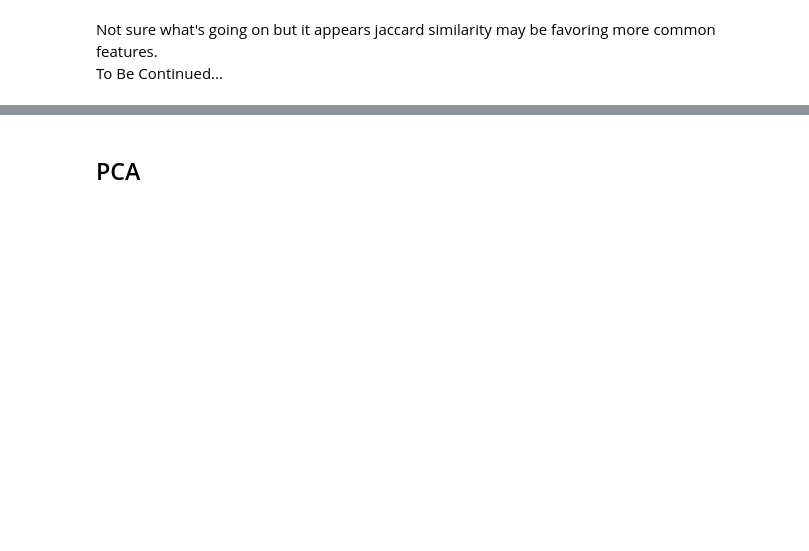
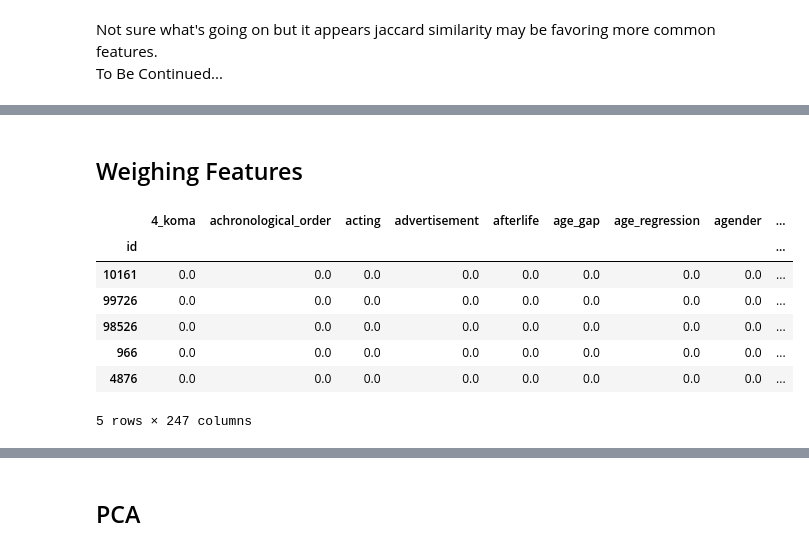
Before and after one commit to sn-ekstrand/content-based-anime-recommender, a Jupyter notebook: initial_eda.ipynb, the cells around one changed output, grey strips where cells are left out. Saved outputs shown, nothing was run; the diff lists cells and outputs as text; code cells hidden in the pictures; blank space fills up the shorter version.

```diff
--- a/initial_eda.ipynb
+++ b/initial_eda.ipynb
@@ -18,6 +18,7 @@ plt.style.use('seaborn')
 # %%
 genres_item_matrix = pd.read_csv('data/genres_item_matrix.csv', index_col='id')
 tag_item_matrix = pd.read_csv('data/tag_item_matrix.csv', index_col='id')
+tag_rank_item_matrix = pd.read_csv('data/tag_rank_item_matrix.csv', index_col='id')
 title_df = pd.read_csv('data/title_df.csv', index_col='id')
 # %%
 # We'll use this dataframe later for lookup
@@ -587,0 +554,13 @@ To Be Continued...
+# %% [markdown]
+## Weighing Features
+# %%
+tag_rank_item_matrix.head()
+# %% [output]
+|  | 4_koma | achronological_order | acting | advertisement | afterlife | age_gap | age_regression | agender | ... |
+| id |  |  |  |  |  |  |  |  | ... |
+| 10161 | 0.0 | 0.0 | 0.0 | 0.0 | 0.0 | 0.0 | 0.0 | 0.0 | ... |
+| 99726 | 0.0 | 0.0 | 0.0 | 0.0 | 0.0 | 0.0 | 0.0 | 0.0 | ... |
+| 98526 | 0.0 | 0.0 | 0.0 | 0.0 | 0.0 | 0.0 | 0.0 | 0.0 | ... |
+| 966 | 0.0 | 0.0 | 0.0 | 0.0 | 0.0 | 0.0 | 0.0 | 0.0 | ... |
+| 4876 | 0.0 | 0.0 | 0.0 | 0.0 | 0.0 | 0.0 | 0.0 | 0.0 | ... |
+5 rows × 247 columns
```
Also changed, not shown: parts of 32 cells of this notebook.
